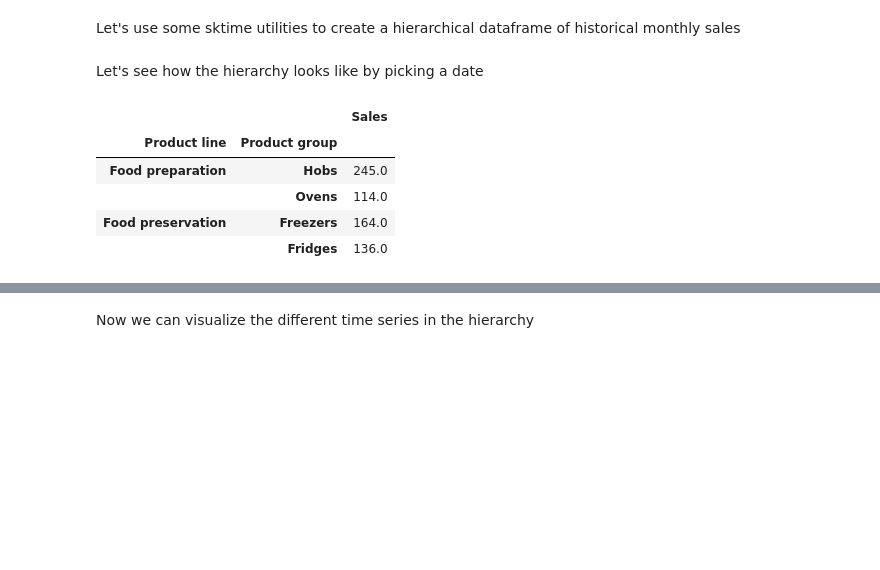
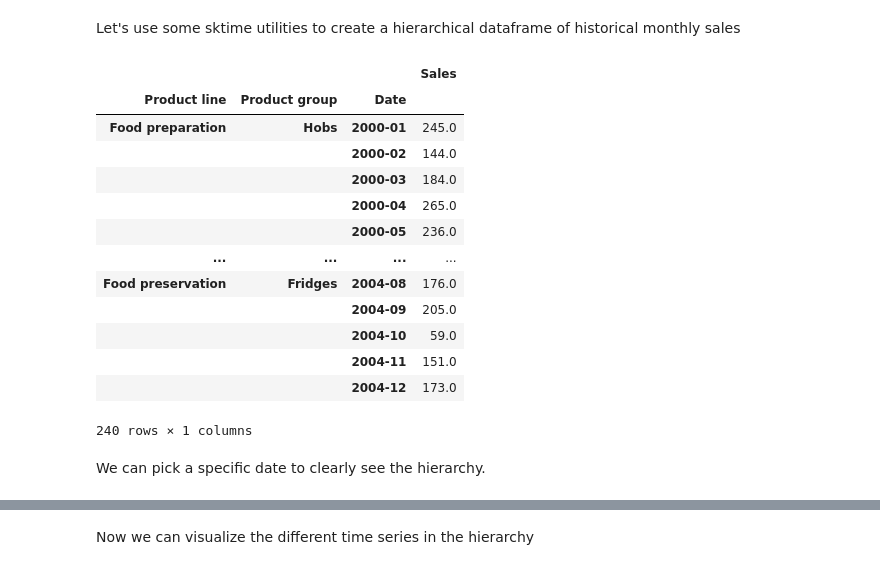
Before and after one commit to sktime/sktime-tutorial-ODSC-Europe-2023, a Jupyter notebook: notebooks/03_forecasting.ipynb, the cells around one changed output, grey strips where cells are left out. Cells and saved outputs as stored; diff of their text form; code cells hidden in the pictures; blank space fills up the shorter version.

```diff
--- a/notebooks/03_forecasting.ipynb
+++ b/notebooks/03_forecasting.ipynb
@@ -648,15 +651,23 @@ Let's use some sktime utilities to create a hierarchical dataframe of historical
 # %%
 from odsc_utils import load_product_hierarchy
 
 y = load_product_hierarchy()
+
+y
+# %% [output]
+|  |  |  | Sales |
+| Product line | Product group | Date |  |
+| Food preparation | Hobs | 2000-01 | 245.0 |
+|  |  | 2000-02 | 144.0 |
+|  |  | 2000-03 | 184.0 |
+|  |  | 2000-04 | 265.0 |
+|  |  | 2000-05 | 236.0 |
+| ... | ... | ... | ... |
+| Food preservation | Fridges | 2004-08 | 176.0 |
+|  |  | 2004-09 | 205.0 |
+|  |  | 2004-10 | 59.0 |
+|  |  | 2004-11 | 151.0 |
+|  |  | 2004-12 | 173.0 |
+240 rows × 1 columns
-# %% [markdown]
-Let's see how the hierarchy looks like by picking a date
-# %%
-y.xs("2000-01", level="Date")
-# %% [output]
-|  |  | Sales |
-| Product line | Product group |  |
-| Food preparation | Hobs | 245.0 |
-|  | Ovens | 114.0 |
-| Food preservation | Freezers | 164.0 |
-|  | Fridges | 136.0 |
+# %% [markdown]
+We can pick a specific date to clearly see the hierarchy.
```
Also changed, not shown: parts of 24 cells of this notebook, 1 other file.
